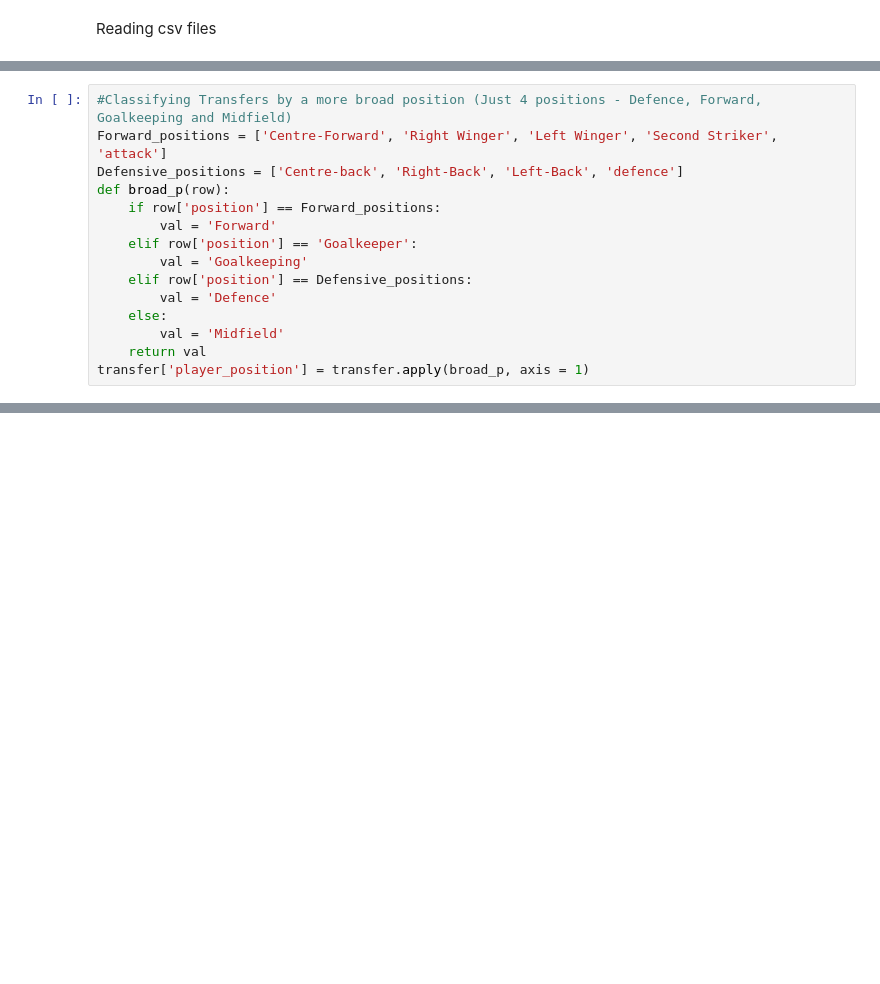
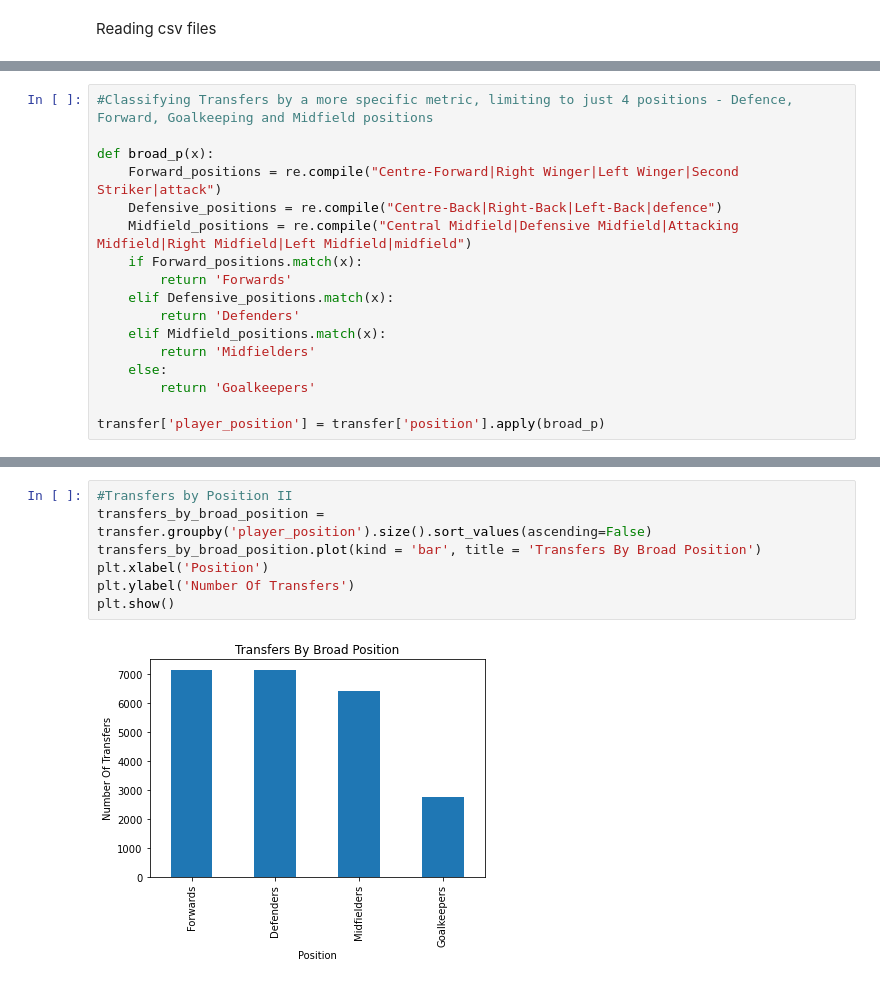
Before and after one commit to FareedZibiri/EPL-Transfers-EDA, a Jupyter notebook: Transfers Project.ipynb, the cells around one changed output, grey strips where cells are left out. Drawn from its saved outputs; the diff is of its cells as text; blank space fills up the shorter version.

```diff
--- a/Transfers Project.ipynb
+++ b/Transfers Project.ipynb
@@ -200,15 +348,0 @@ Error:
-# %%
-#Classifying Transfers by a more broad position (Just 4 positions - Defence, Forward, Goalkeeping and Midfield)
-Forward_positions = ['Centre-Forward', 'Right Winger', 'Left Winger', 'Second Striker', 'attack']
-Defensive_positions = ['Centre-back', 'Right-Back', 'Left-Back', 'defence']
-def broad_p(row):
-    if row['position'] == Forward_positions:
-        val = 'Forward'
-    elif row['position'] == 'Goalkeeper':
-        val = 'Goalkeeping'
-    elif row['position'] == Defensive_positions:
-        val = 'Defence'
-    else:
-        val = 'Midfield'
-    return val
-transfer['player_position'] = transfer.apply(broad_p, axis = 1)
@@ -220,0 +349,17 @@ Error:
+# %%
+#Classifying Transfers by a more specific metric, limiting to just 4 positions - Defence, Forward, Goalkeeping and Midfield positions
+
+def broad_p(x):
+    Forward_positions = re.compile("Centre-Forward|Right Winger|Left Winger|Second Striker|attack")
+    Defensive_positions = re.compile("Centre-Back|Right-Back|Left-Back|defence")
+    Midfield_positions = re.compile("Central Midfield|Defensive Midfield|Attacking Midfield|Right Midfield|Left Midfield|midfield")
+    if Forward_positions.match(x):
+        return 'Forwards'
+    elif Defensive_positions.match(x):
+        return 'Defenders'
+    elif Midfield_positions.match(x):
+        return 'Midfielders'
+    else:
+        return 'Goalkeepers'
+
+transfer['player_position'] = transfer['position'].apply(broad_p)
@@ -220,0 +375,9 @@ Error:
+# %%
+#Transfers by Position II
+transfers_by_broad_position = transfer.groupby('player_position').size().sort_values(ascending=False)
+transfers_by_broad_position.plot(kind = 'bar', title = 'Transfers By Broad Position')
+plt.xlabel('Position')
+plt.ylabel('Number Of Transfers')
+plt.show()
+# %% [output]
+[figure, added]
```
Also changed, not shown: parts of 55 cells of this notebook, 1 other file.
